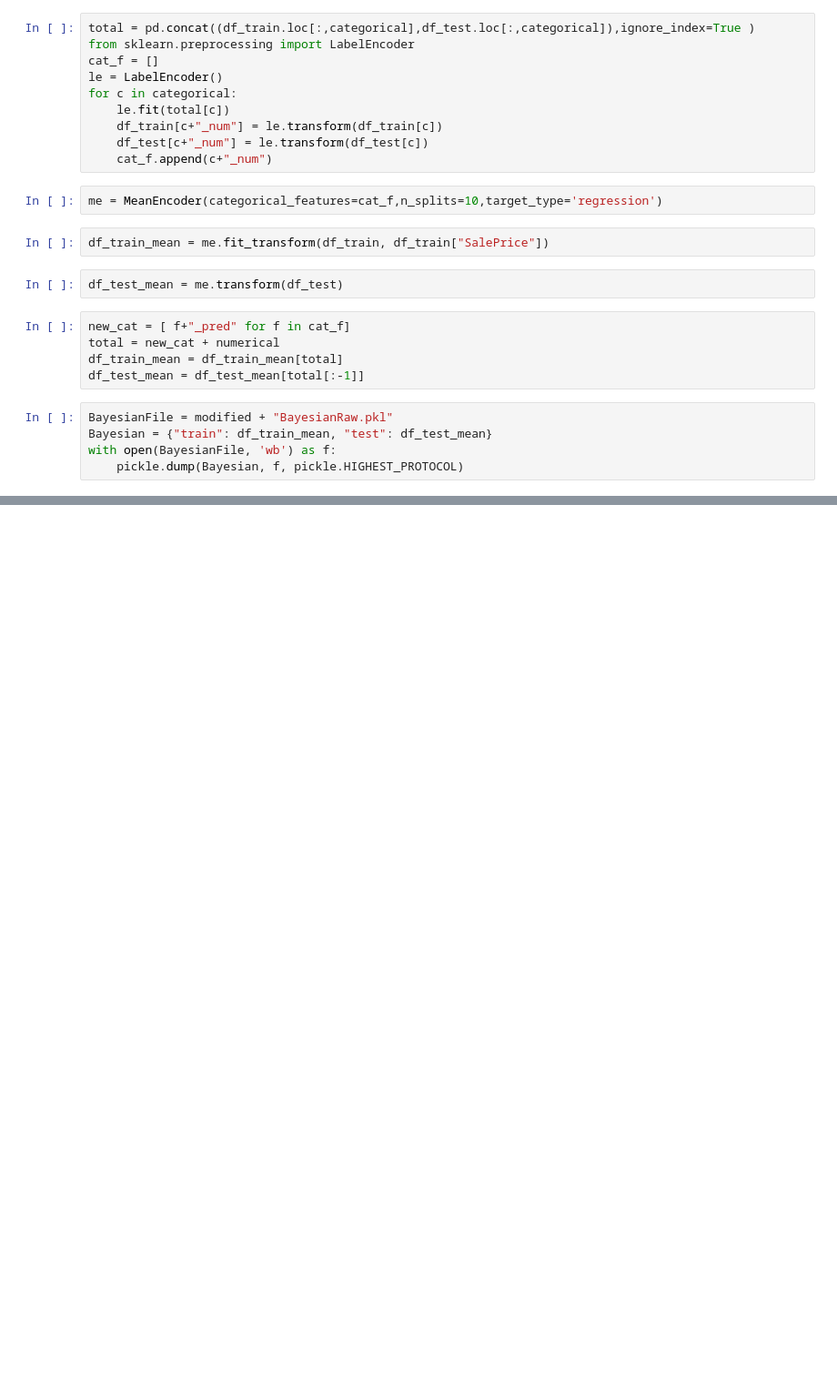
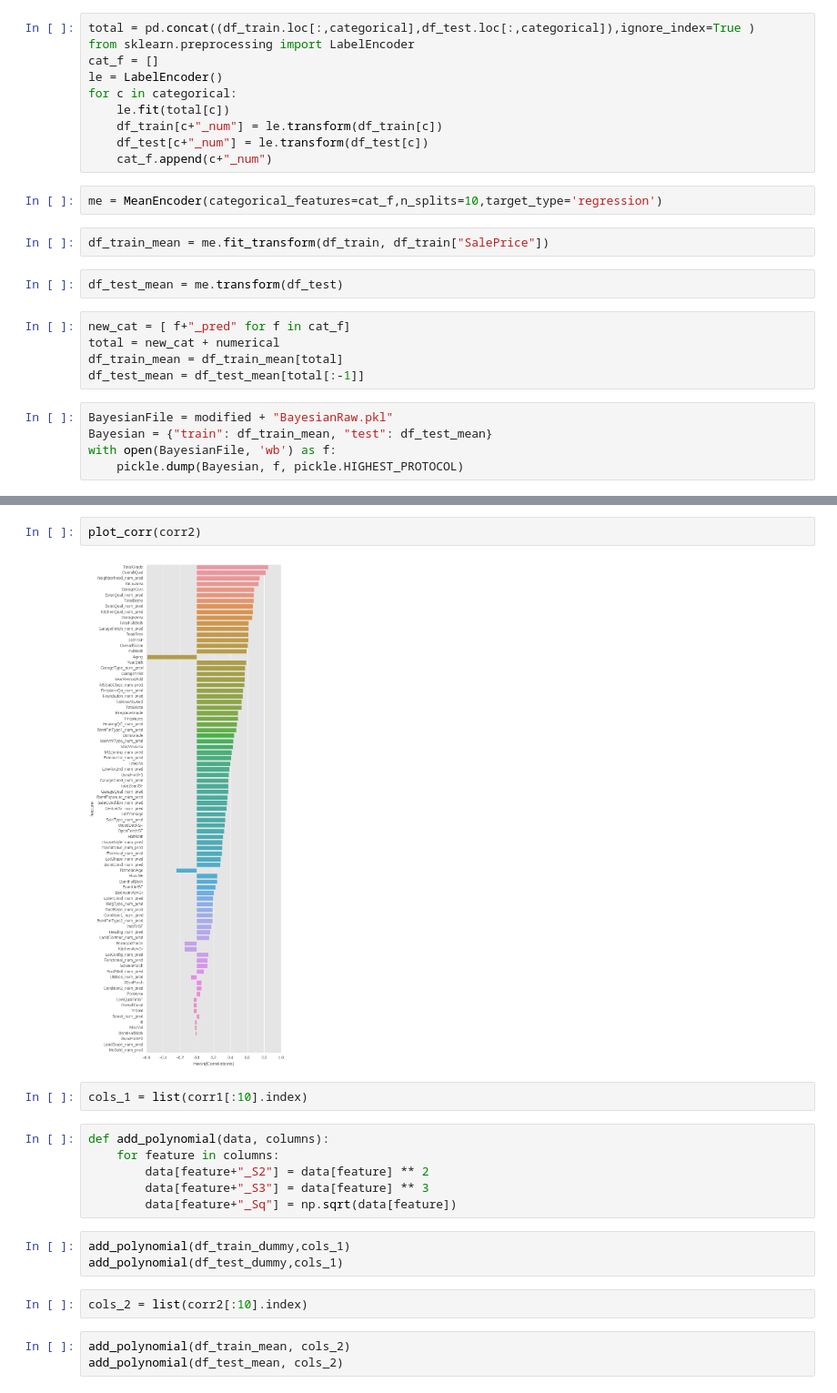
Before and after one commit to dolremi/Housing_Price, a Jupyter notebook: notebook/Data/dataset_benchmark.ipynb, the cells around one changed output, grey strips where cells are left out. Shown at 91% size. Drawn from its saved outputs; the diff is of its cells as text; blank space fills up the shorter version.

```diff
--- a/notebook/Data/dataset_benchmark.ipynb
+++ b/notebook/Data/dataset_benchmark.ipynb
@@ -687,0 +887,20 @@ with open(BayesianFile, 'wb') as f:
+# %%
+plot_corr(corr2)
+# %% [output]
+[figure, added]
+# %%
+cols_1 = list(corr1[:10].index)
+# %%
+def add_polynomial(data, columns):
+    for feature in columns:
+        data[feature+"_S2"] = data[feature] ** 2
+        data[feature+"_S3"] = data[feature] ** 3
+        data[feature+"_Sq"] = np.sqrt(data[feature])
+# %%
+add_polynomial(df_train_dummy,cols_1)
+add_polynomial(df_test_dummy,cols_1)
+# %%
+cols_2 = list(corr2[:10].index)
+# %%
+add_polynomial(df_train_mean, cols_2)
+add_polynomial(df_test_mean, cols_2)
```
Also changed, not shown: parts of 66 cells of this notebook, 18 other files.
